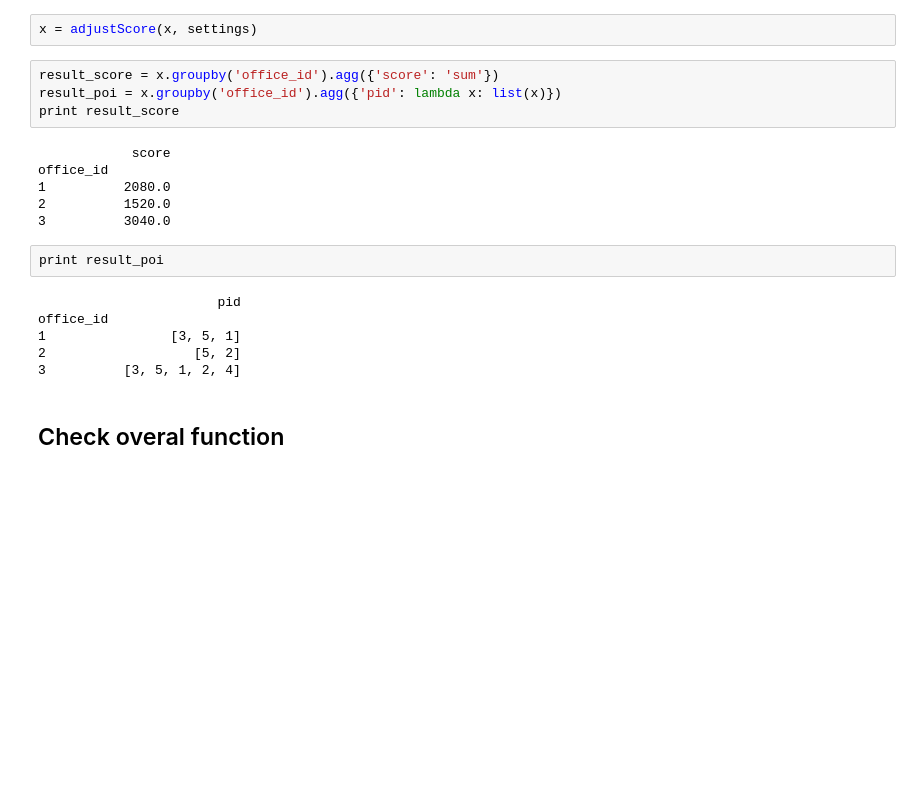
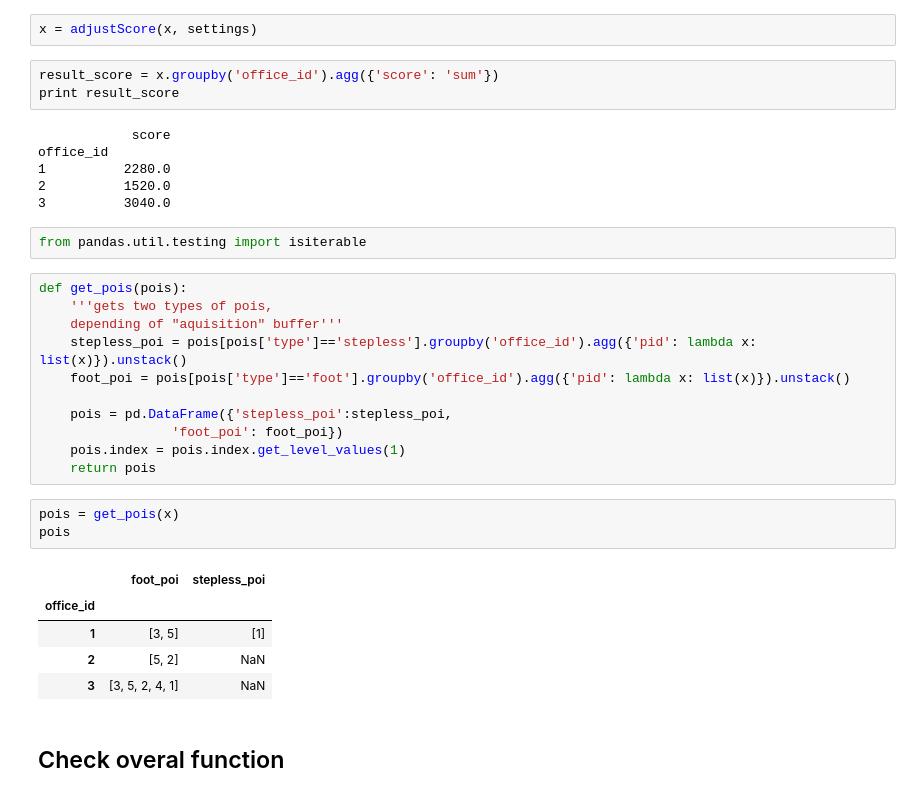
Before and after one commit to Casyfill/aventika2, a Jupyter notebook: jupyter_examples/1_data_check.ipynb, the cells around one changed output. Cells and saved outputs as stored; diff of their text form; blank space fills up the shorter version.

```diff
--- a/jupyter_examples/1_data_check.ipynb
+++ b/jupyter_examples/1_data_check.ipynb
@@ -59,22 +59,35 @@ assert len(x)==10
 x = adjustScore(x, settings)
 # %%
 result_score = x.groupby('office_id').agg({'score': 'sum'})
-result_poi = x.groupby('office_id').agg({'pid': lambda x: list(x)})
 print result_score
 # %% [output]
             score
 office_id
-1          2080.0
+1          2280.0
 2          1520.0
 3          3040.0
-# %%
-print result_poi
-# %% [output]
-                       pid
-office_id
-1                [3, 5, 1]
-2                   [5, 2]
-3          [3, 5, 1, 2, 4]
+# %%
+from pandas.util.testing import isiterable
+# %%
+def get_pois(pois):
+    '''gets two types of pois,
+    depending of "aquisition" buffer'''
+    stepless_poi = pois[pois['type']=='stepless'].groupby('office_id').agg({'pid': lambda x: list(x)}).unstack()
+    foot_poi = pois[pois['type']=='foot'].groupby('office_id').agg({'pid': lambda x: list(x)}).unstack()
+
+    pois = pd.DataFrame({'stepless_poi':stepless_poi,
+                 'foot_poi': foot_poi})
+    pois.index = pois.index.get_level_values(1)
+    return pois
+# %%
+pois = get_pois(x)
+pois
+# %% [output]
+|  | foot_poi | stepless_poi |
+| office_id |  |  |
+| 1 | [3, 5] | [1] |
+| 2 | [5, 2] | NaN |
+| 3 | [3, 5, 2, 4, 1] | NaN |
 # %% [markdown]
 ## Check overal function
 # %%
```
Also changed, not shown: parts of 1 cell of this notebook, 10 other files.
